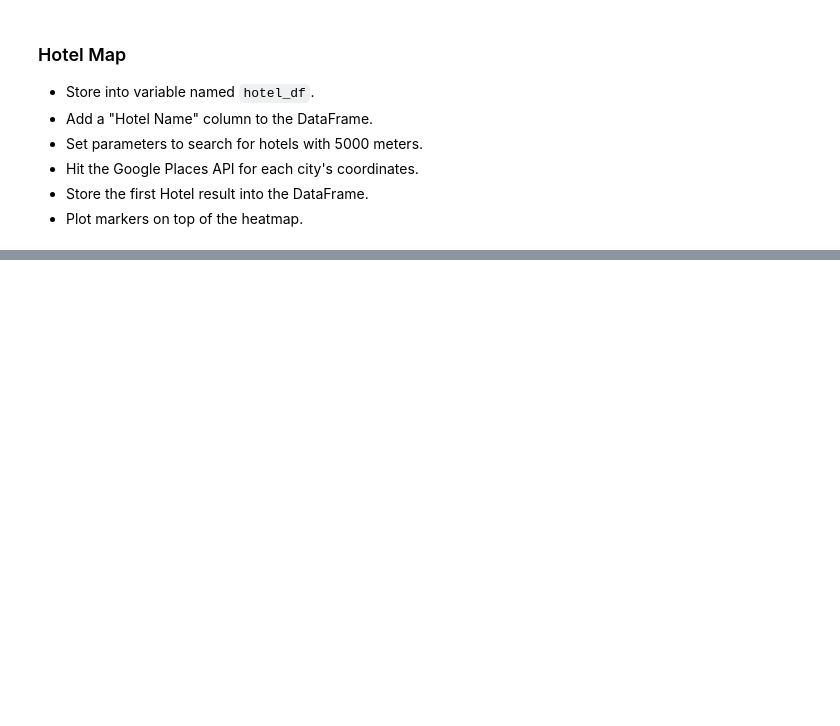
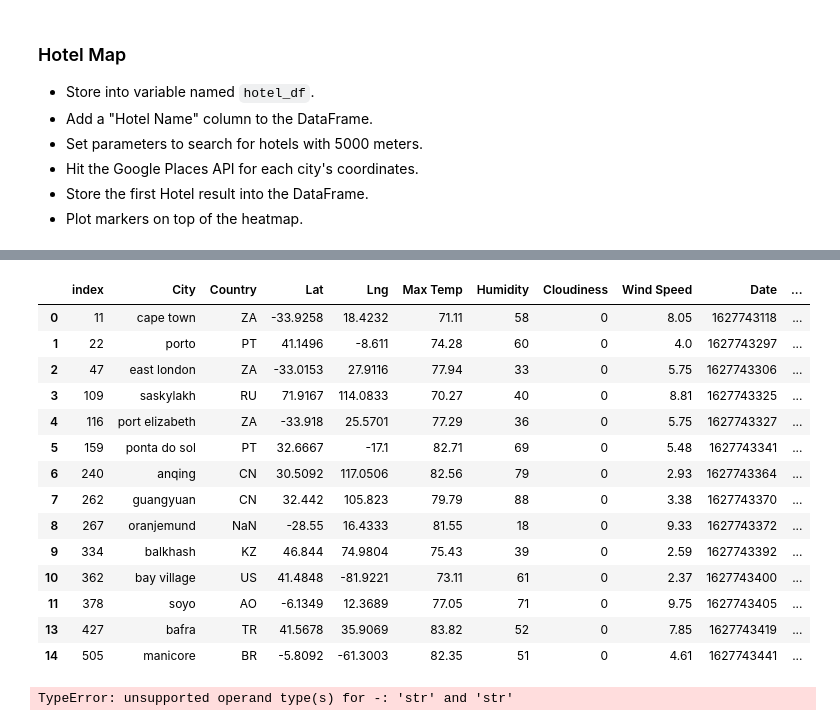
Before and after one commit to staceyj118/python-api-challenge, a Jupyter notebook: VacationPy/VacationPy.ipynb, the cells around one changed output, grey strips where cells are left out. Cells and saved outputs as stored; diff of their text form; code cells hidden in the pictures; blank space fills up the shorter version.

```diff
--- a/VacationPy/VacationPy.ipynb
+++ b/VacationPy/VacationPy.ipynb
@@ -83,0 +119,23 @@ TypeError: '>' not supported between instances of 'str' and 'int'
+# %%
+url= "https://maps.googleapis.com/maps/api/place/nearbysearch/json"
+
+params = {"radius": 5000,
+         "keyword": "hotel",
+         "key": g_key
+         }
+
+for index, row in hotel_df.iterrows():
+    lat=row["Lat"]
+    lng=row["Lng"]
+    city_name=row['City']
+
+    params["location"] = f"{lat},{lng}"
+
+    address= requests.get(url, params=params).json()
+    results = address['results']
+
+    try:
+        hotel_df.loc[index, "Hotel Name"] = address["results"][0]["name"]
+    except (KeyError, IndexError):
+        print("Could Not Find")
+    print(results[0]['name'])
@@ -84,3 +157,23 @@ TypeError: '>' not supported between instances of 'str' and 'int'
+# %%
+#drop locations without hotel name
+hotel_df = hotel_df.loc[hotel_df['Hotel Name'] != ' ']
+hotel_df
+# %% [output]
+|  | index | City | Country | Lat | Lng | Max Temp | Humidity | Cloudiness | Wind Speed | Date | ... |
+| 0 | 11 | cape town | ZA | -33.9258 | 18.4232 | 71.11 | 58 | 0 | 8.05 | 1627743118 | ... |
+| 1 | 22 | porto | PT | 41.1496 | -8.611 | 74.28 | 60 | 0 | 4.0 | 1627743297 | ... |
+| 2 | 47 | east london | ZA | -33.0153 | 27.9116 | 77.94 | 33 | 0 | 5.75 | 1627743306 | ... |
+| 3 | 109 | saskylakh | RU | 71.9167 | 114.0833 | 70.27 | 40 | 0 | 8.81 | 1627743325 | ... |
+| 4 | 116 | port elizabeth | ZA | -33.918 | 25.5701 | 77.29 | 36 | 0 | 5.75 | 1627743327 | ... |
+| 5 | 159 | ponta do sol | PT | 32.6667 | -17.1 | 82.71 | 69 | 0 | 5.48 | 1627743341 | ... |
+| 6 | 240 | anqing | CN | 30.5092 | 117.0506 | 82.56 | 79 | 0 | 2.93 | 1627743364 | ... |
+| 7 | 262 | guangyuan | CN | 32.442 | 105.823 | 79.79 | 88 | 0 | 3.38 | 1627743370 | ... |
+| 8 | 267 | oranjemund | NaN | -28.55 | 16.4333 | 81.55 | 18 | 0 | 9.33 | 1627743372 | ... |
+| 9 | 334 | balkhash | KZ | 46.844 | 74.9804 | 75.43 | 39 | 0 | 2.59 | 1627743392 | ... |
+| 10 | 362 | bay village | US | 41.4848 | -81.9221 | 73.11 | 61 | 0 | 2.37 | 1627743400 | ... |
+| 11 | 378 | soyo | AO | -6.1349 | 12.3689 | 77.05 | 71 | 0 | 9.75 | 1627743405 | ... |
+| 13 | 427 | bafra | TR | 41.5678 | 35.9069 | 83.82 | 52 | 0 | 7.85 | 1627743419 | ... |
+| 14 | 505 | manicore | BR | -5.8092 | -61.3003 | 82.35 | 51 | 0 | 4.61 | 1627743441 | ... |
 # %%
 # NOTE: Do not change any of the code in this cell
 
@@ -98,6 +191,10 @@ hotel_info = [info_box_template.format(**row) for index, row in hotel_df.iterrow
 locations = hotel_df[["Lat", "Lng"]]
 # %%
 # Add marker layer ontop of heat map
-
+markers = gmaps.marker_layer(locations, info_box_content = hotel_info)
+fig.add_layer(markers)
 
 # Display figure
+fig
+# %% [output]
+TypeError: unsupported operand type(s) for -: 'str' and 'str'
```
Also changed, not shown: parts of 5 cells of this notebook, 16 other files.
